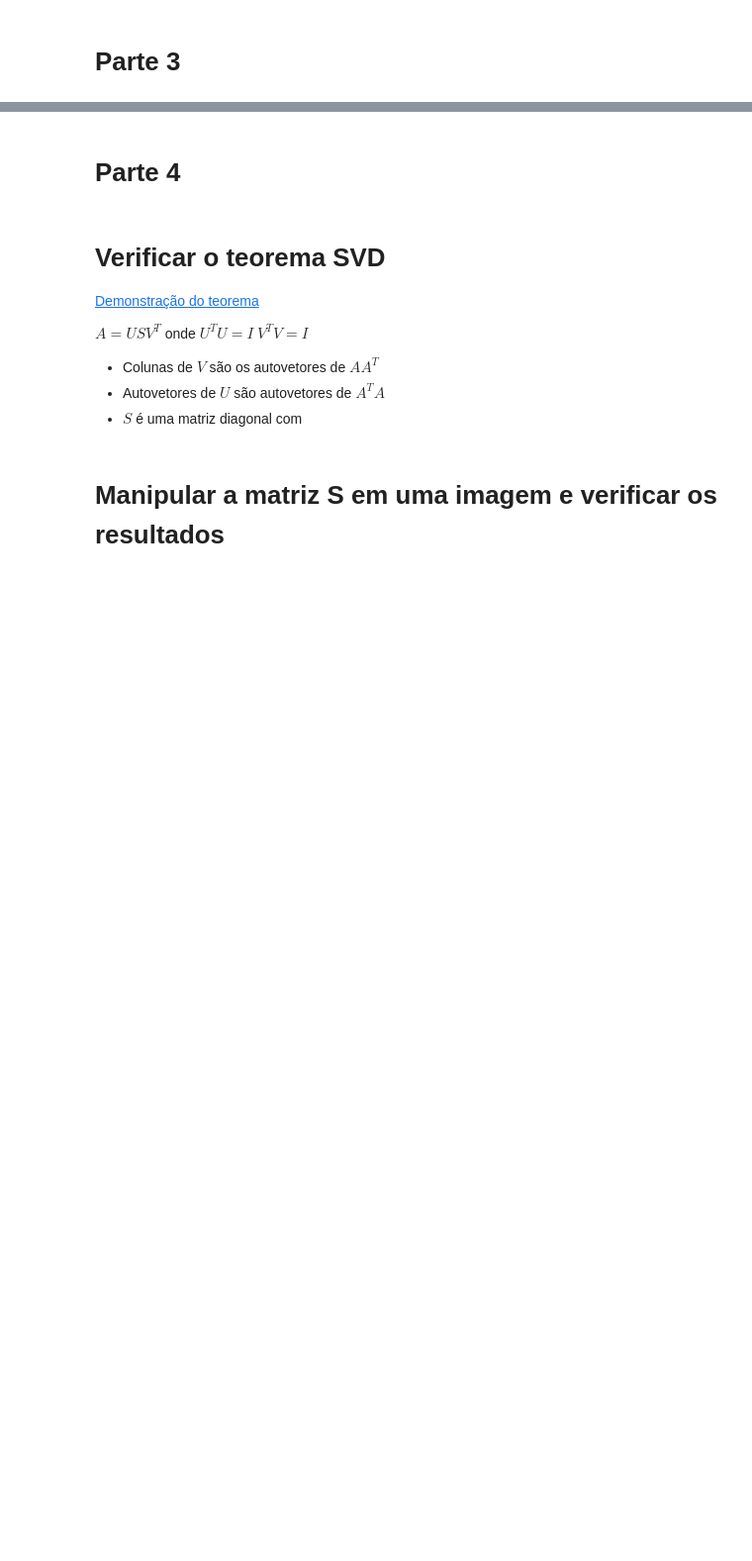
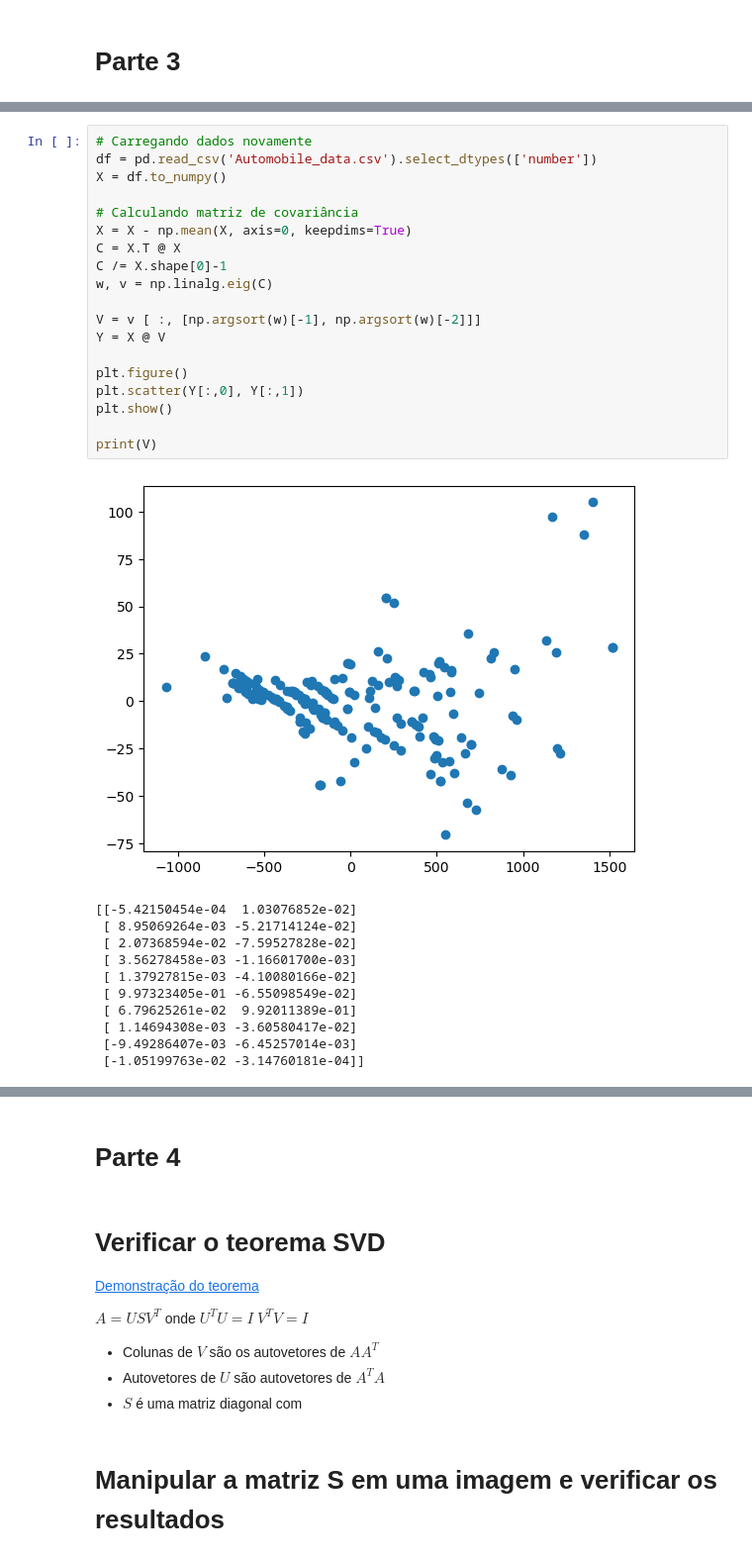
Before and after one commit to tiagoft/alglin, a Jupyter notebook: notebooks/05-autovetores_e_autovetores.ipynb, the cells around one changed output, grey strips where cells are left out. Shown at 99% size. Cells and saved outputs as stored; diff of their text form; blank space fills up the shorter version.

```diff
--- a/notebooks/05-autovetores_e_autovetores.ipynb
+++ b/notebooks/05-autovetores_e_autovetores.ipynb
@@ -593,0 +611,31 @@ Então, $P^T = P^{-1}$, e portanto $P$ (matriz de autovetores) é ortonormal.
+# %%
+# Carregando dados novamente
+df = pd.read_csv('Automobile_data.csv').select_dtypes(['number'])
+X = df.to_numpy()
+
+# Calculando matriz de covariância
+X = X - np.mean(X, axis=0, keepdims=True)
+C = X.T @ X
+C /= X.shape[0]-1
+w, v = np.linalg.eig(C)
+
+V = v [ :, [np.argsort(w)[-1], np.argsort(w)[-2]]]
+Y = X @ V
+
+plt.figure()
+plt.scatter(Y[:,0], Y[:,1])
+plt.show()
+
+print(V)
+# %% [output]
+[figure, added]
+[[-5.42150454e-04  1.03076852e-02]
+ [ 8.95069264e-03 -5.21714124e-02]
+ [ 2.07368594e-02 -7.59527828e-02]
+ [ 3.56278458e-03 -1.16601700e-03]
+ [ 1.37927815e-03 -4.10080166e-02]
+ [ 9.97323405e-01 -6.55098549e-02]
+ [ 6.79625261e-02  9.92011389e-01]
+ [ 1.14694308e-03 -3.60580417e-02]
+ [-9.49286407e-03 -6.45257014e-03]
+ [-1.05199763e-02 -3.14760181e-04]]
```
Also changed, not shown: parts of 21 cells of this notebook, 3 other files.
